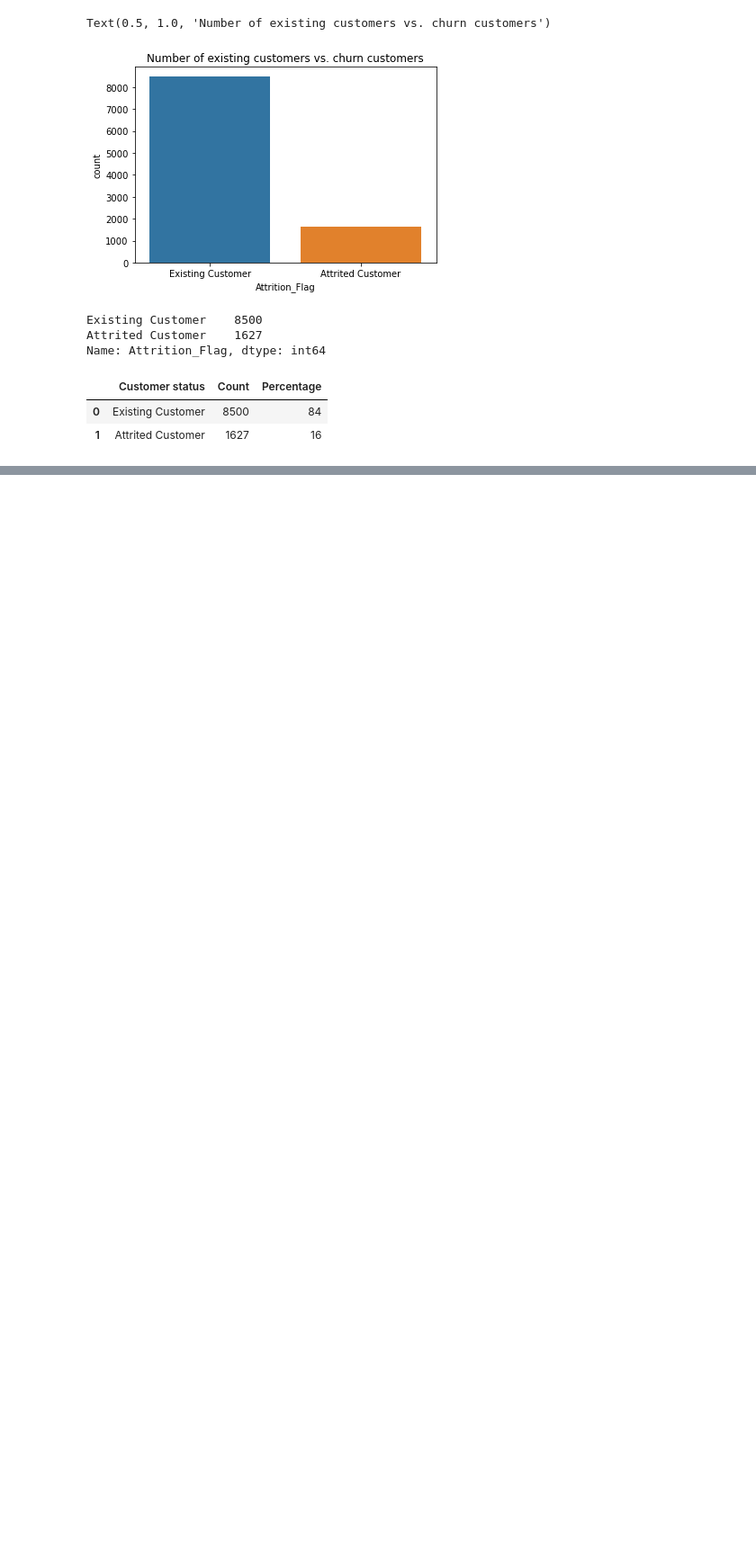
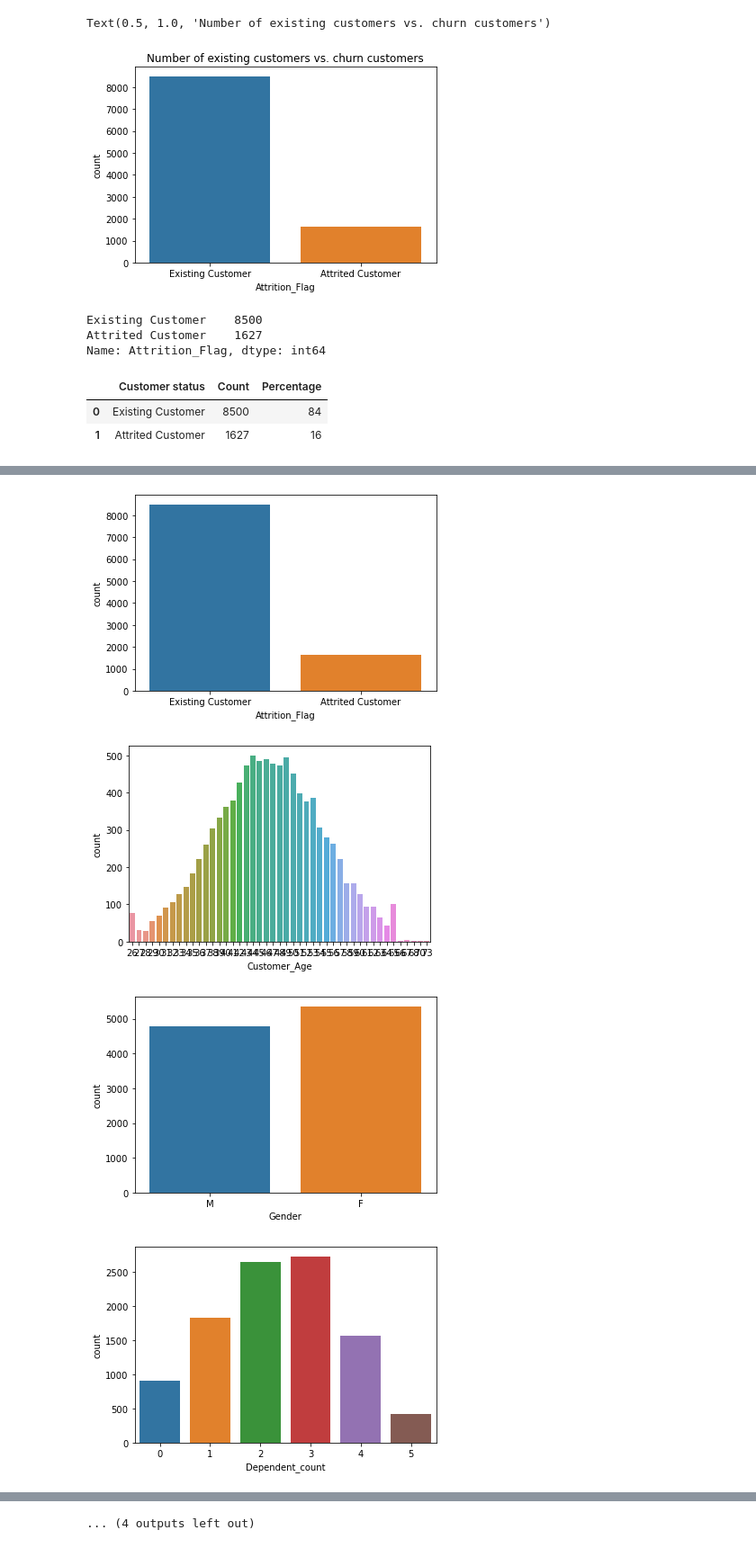
Before and after one commit to Galdina/kaggle, a Jupyter notebook: CCC/credit-card-customers-churn.ipynb, the cells around one changed output, grey strips where cells are left out. Shown at 90% size. Saved outputs shown, nothing was run; the diff lists cells and outputs as text; code cells hidden in the pictures; blank space fills up the shorter version.

```diff
--- a/CCC/credit-card-customers-churn.ipynb
+++ b/CCC/credit-card-customers-churn.ipynb
@@ -194,0 +206,3 @@ IndentationError: unexpected indent (<ipython-input-32-e64ca58b7260>, line 2)
+# %%
+col_list = customers.columns
+col_list
@@ -194,0 +218,9 @@ IndentationError: unexpected indent (<ipython-input-32-e64ca58b7260>, line 2)
+# %%
+for i in range(1,len(col_list)):
+    sns.countplot(data = customers, x = customers[col_list[i]])
+    plt.show()
+# %% [output]
+[figure, added]
+[figure, added]
+[figure, added]
+[figure, added]
@@ -194,0 +235 @@ IndentationError: unexpected indent (<ipython-input-32-e64ca58b7260>, line 2)
+... (4 outputs left out)
```
Also changed, not shown: parts of 23 cells of this notebook.
